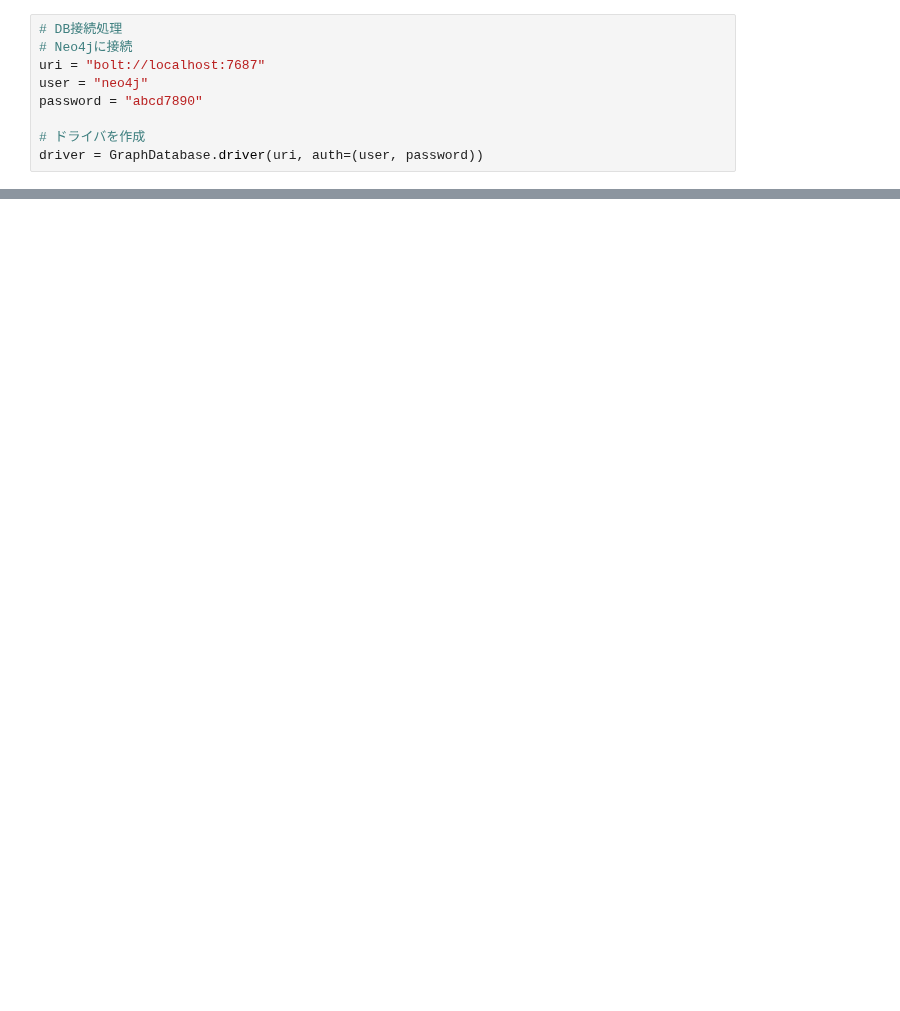
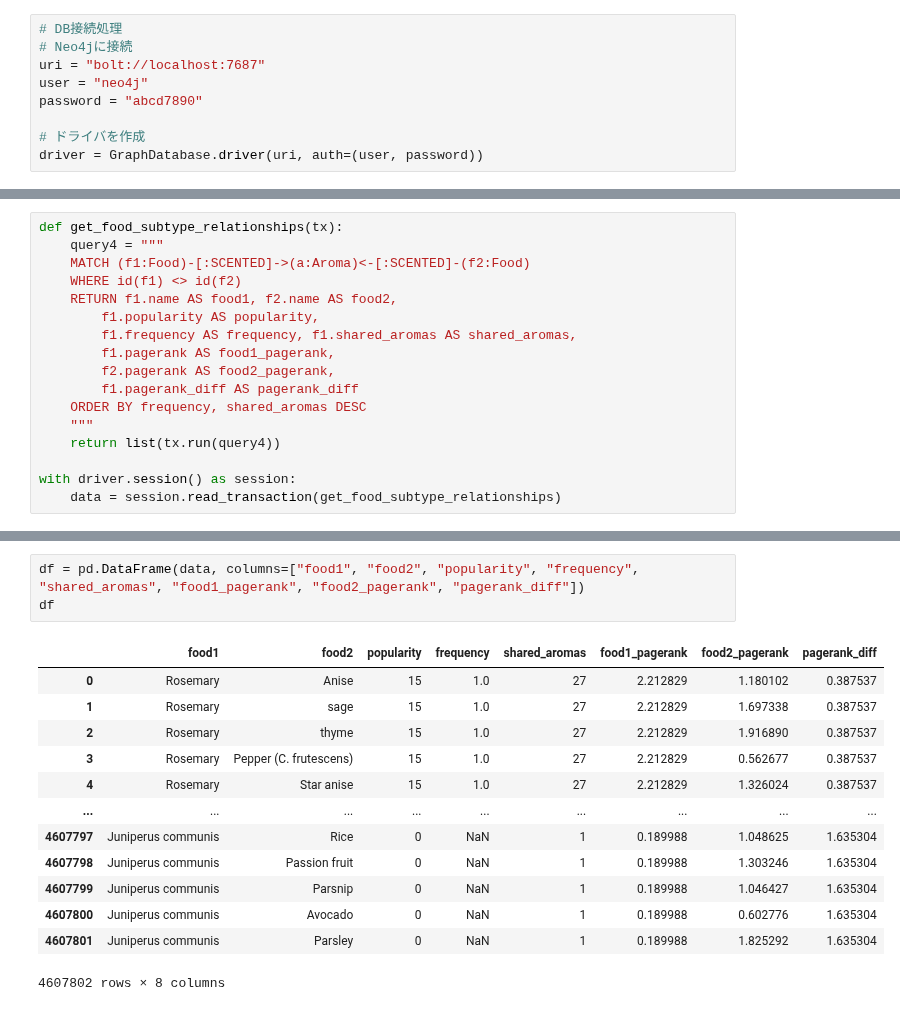
Before and after one commit to MariMurotani/RecipeHack, a Jupyter notebook: jupyter/xgboost.ipynb, the cells around one changed output, grey strips where cells are left out. Saved outputs shown, nothing was run; the diff lists cells and outputs as text; blank space fills up the shorter version.

```diff
--- a/jupyter/xgboost.ipynb
+++ b/jupyter/xgboost.ipynb
@@ -78,0 +121,17 @@ ValueError: Found input variables with inconsistent numbers of samples: [0, 5]
+# %%
+def get_food_subtype_relationships(tx):
+    query4 = """
+    MATCH (f1:Food)-[:SCENTED]->(a:Aroma)<-[:SCENTED]-(f2:Food)
+    WHERE id(f1) <> id(f2)
+    RETURN f1.name AS food1, f2.name AS food2,
+        f1.popularity AS popularity,
+        f1.frequency AS frequency, f1.shared_aromas AS shared_aromas,
+        f1.pagerank AS food1_pagerank,
+        f2.pagerank AS food2_pagerank,
+        f1.pagerank_diff AS pagerank_diff
+    ORDER BY frequency, shared_aromas DESC
+    """
+    return list(tx.run(query4))
+
+with driver.session() as session:
+    data = session.read_transaction(get_food_subtype_relationships)
@@ -78,0 +141,17 @@ ValueError: Found input variables with inconsistent numbers of samples: [0, 5]
+# %%
+df = pd.DataFrame(data, columns=["food1", "food2", "popularity", "frequency", "shared_aromas", "food1_pagerank", "food2_pagerank", "pagerank_diff"])
+df
+# %% [output]
+|  | food1 | food2 | popularity | frequency | shared_aromas | food1_pagerank | food2_pagerank | pagerank_diff |
+| 0 | Rosemary | Anise | 15 | 1.0 | 27 | 2.212829 | 1.180102 | 0.387537 |
+| 1 | Rosemary | sage | 15 | 1.0 | 27 | 2.212829 | 1.697338 | 0.387537 |
+| 2 | Rosemary | thyme | 15 | 1.0 | 27 | 2.212829 | 1.916890 | 0.387537 |
+| 3 | Rosemary | Pepper (C. frutescens) | 15 | 1.0 | 27 | 2.212829 | 0.562677 | 0.387537 |
+| 4 | Rosemary | Star anise | 15 | 1.0 | 27 | 2.212829 | 1.326024 | 0.387537 |
+| ... | ... | ... | ... | ... | ... | ... | ... | ... |
+| 4607797 | Juniperus communis | Rice | 0 | NaN | 1 | 0.189988 | 1.048625 | 1.635304 |
+| 4607798 | Juniperus communis | Passion fruit | 0 | NaN | 1 | 0.189988 | 1.303246 | 1.635304 |
+| 4607799 | Juniperus communis | Parsnip | 0 | NaN | 1 | 0.189988 | 1.046427 | 1.635304 |
+| 4607800 | Juniperus communis | Avocado | 0 | NaN | 1 | 0.189988 | 0.602776 | 1.635304 |
+| 4607801 | Juniperus communis | Parsley | 0 | NaN | 1 | 0.189988 | 1.825292 | 1.635304 |
+4607802 rows × 8 columns
```
Also changed, not shown: parts of 8 cells of this notebook, 4 other files.
